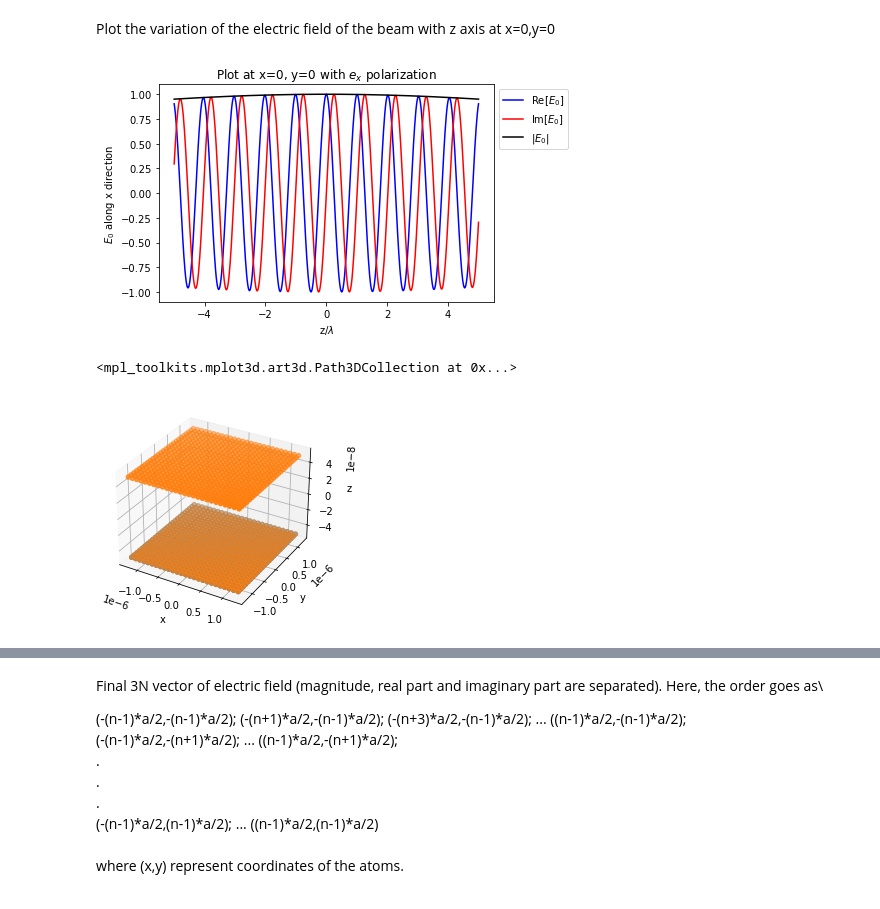
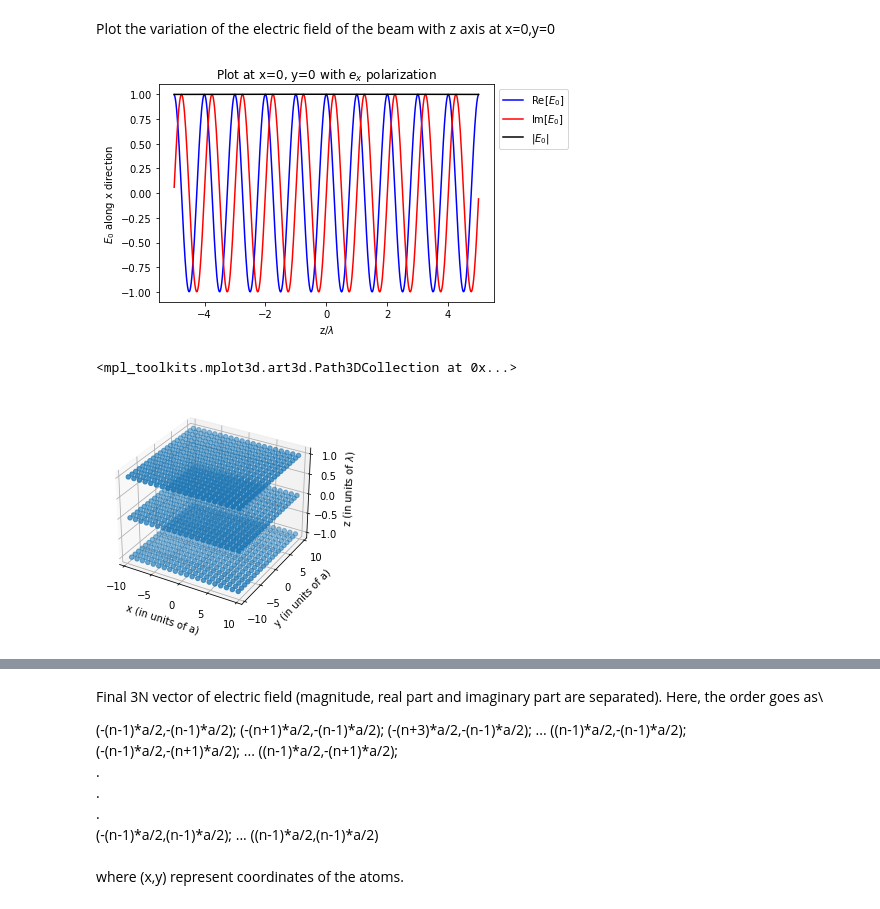
Before and after one commit to ReyshaJV/weizmann-internship, a Jupyter notebook: final_code_multiple_layers.ipynb, the cells around one changed output, grey strips where cells are left out. Saved outputs shown, nothing was run; the diff lists cells and outputs as text; code cells hidden in the pictures.

Commit message:
Code for multiple layers with distance lambda

```diff
--- a/final_code_multiple_layers.ipynb
+++ b/final_code_multiple_layers.ipynb
@@ -10,9 +10,9 @@ from matplotlib import cm
 # %%
 j=complex(0,1)           # iota , sqrt of -1
 
-n_side=26                # no. of atoms along an edge of the array
+n_side=20                # no. of atoms along an edge of the array
 
-layers=2# no of atomic arrays
+layers=3# no of atomic arrays
 n=layers*(n_side**2)              # for a square atomi array
 
 c_light=3*10**8          # m/s speed of light
@@ -21,7 +21,7 @@ lamda=500 * 10**-9       # (in m) wavelength of light
 
 w=2*np.pi*c_light/lamda
 
-a=0.2*lamda              # interatomic distance, in terms of lamda
+a=0.5*lamda              # interatomic distance, in terms of lamda
 
 L=(n_side-1)*a           # length of the atomic array
 
@@ -128,27 +128,28 @@ plt.title('Plot at x=0, y=0 with $e_x$ polarization')
 # function to show the plot
 plt.show()
 # %% [output]
-[figure, old version]
+[figure, new version]
 # %%
 R=np.zeros(shape=(n,3))
+inter_layer_dist=lamda
 for i in range(0,n):
-    R[i]=(-L/2+a*int(i%(n_side)),L/2-a*int(((i% (n_side**2) ) /n_side)),-a/2*layers/2+a*int( (i)/(n_side**2)))
+    R[i]=(-L/2+a*int(i%(n_side)),L/2-a*int(((i% (n_side**2) ) /n_side)),(-inter_layer_dist*(layers-1))/2+inter_layer_dist*int( (i)/(n_side**2)))
 #inter layer distance is a
 
 fig = plt.figure()
 
 ax = plt.axes(projection='3d')
-ax.set_xlabel('x')
-ax.set_ylabel('y')
-ax.set_zlabel('z')
+ax.set_xlabel('x (in units of a)')
+ax.set_ylabel('y (in units of a)')
+ax.set_zlabel('z (in units of $\lambda$)')
 
 #ax.view_init(3*10**-7,2*10**-7,'x')
-ax.scatter3D(R[:int(n/2),0],R[:int(n/2),1],R[:int(n/2),2],cmap="Greens")
+#ax.scatter3D(R[:int(n/2),0]/a,R[:int(n/2),1]/a,R[:int(n/2),2]/a,cmap="Greens")
 #ax.scatter3D(R[int(n/2):,0],R[int(n/2):,1],R[int(n/2):,2],cmap="Greens")
-ax.scatter3D(R[:,0],R[:,1],R[:,2],cmap="Greens")
+ax.scatter3D(R[:,0]/a,R[:,1]/a,R[:,2]/lamda,cmap="Greens")
 # %% [output]
 <mpl_toolkits.mplot3d.art3d.Path3DCollection at 0x...>
-[figure, old version]
+[figure, new version]
 # %%
 #Field value at points where atoms are placed i.e. z=0
 E_0_at_atoms = np.zeros(shape=(n,3),dtype=np.complex_)
```
Also changed, not shown: parts of 9 cells of this notebook.
